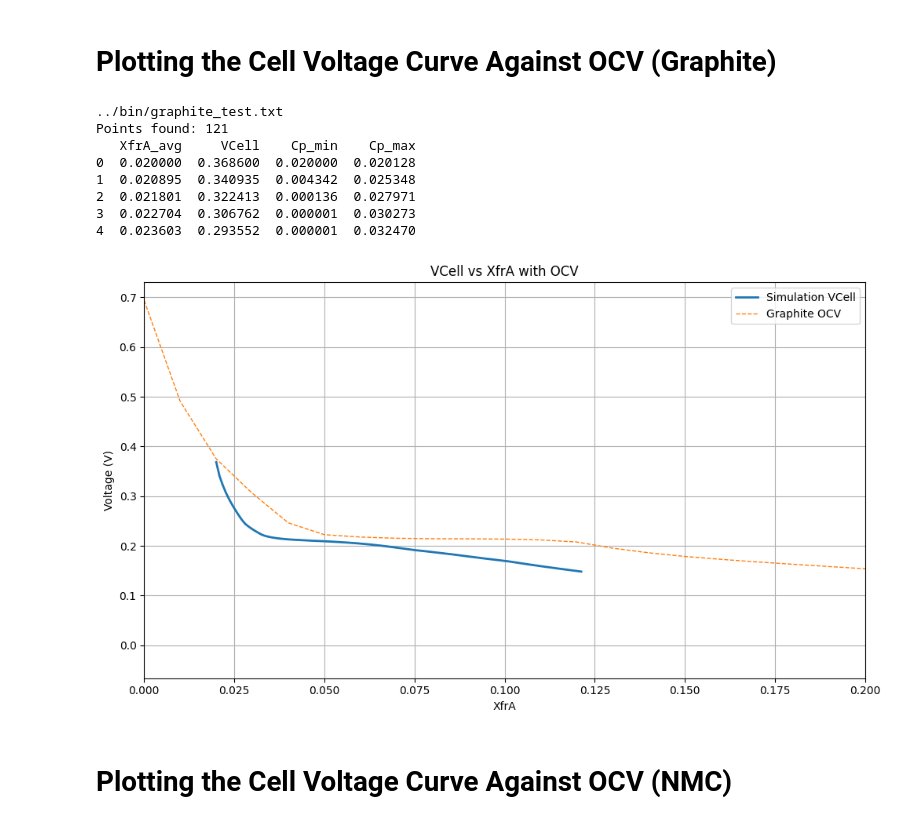
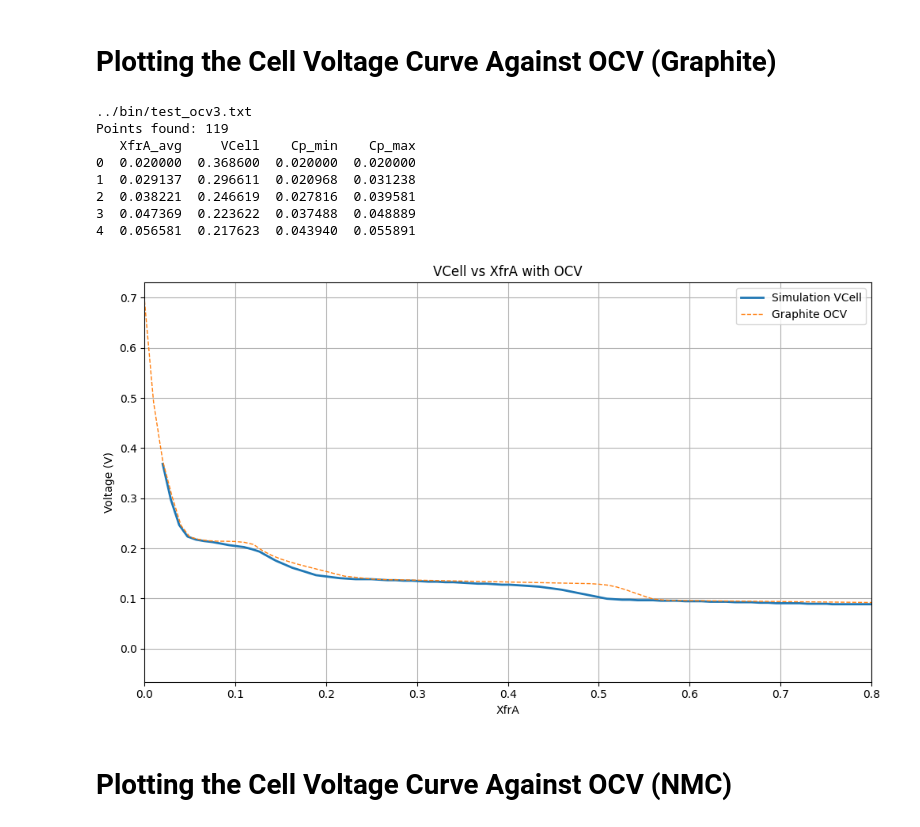
Before and after one commit to HCY-Group/BESFEM, a Jupyter notebook: plotting/OCV_CellVoltage.ipynb, the cells around one changed output. Cells and saved outputs as stored; diff of their text form; code cells hidden in the pictures.

Commit message:
changes to graphite

```diff
--- a/plotting/OCV_CellVoltage.ipynb
+++ b/plotting/OCV_CellVoltage.ipynb
@@ -49,7 +49,7 @@ def load_data(file_path):
 # ============================================================
 
 df1 = load_data(
-    "../bin/graphite_test.txt"
+    "../bin/test_ocv3.txt"
 )
 
 
@@ -72,42 +72,42 @@ df1["ocv"] = np.interp(df1["XfrA_avg"], ticks, ocv)
 
 plt.figure(figsize=(10,6))
 
 # Simulation voltage
 plt.plot(
     df1["XfrA_avg"],
     df1["VCell"],
     linewidth=2,
     label="Simulation VCell"
 )
 
 # OCV curve
 plt.plot(
     ticks,
     ocv,
     '--',
     linewidth=1,
     label="Graphite OCV"
 )
 
 plt.xlabel("XfrA")
 plt.ylabel("Voltage (V)")
 plt.title("VCell vs XfrA with OCV")
 plt.grid(True)
 plt.legend()
 plt.tight_layout()
-plt.xlim(0,0.2)
+plt.xlim(0,1.0)
 
 plt.show()
 # %% [output]
-../bin/graphite_test.txt
-Points found: 121
+../bin/test_ocv3.txt
+Points found: 119
    XfrA_avg     VCell    Cp_min    Cp_max
-0  0.020000  0.368600  0.020000  0.020128
-1  0.020895  0.340935  0.004342  0.025348
-2  0.021801  0.322413  0.000136  0.027971
-3  0.022704  0.306762  0.000001  0.030273
-4  0.023603  0.293552  0.000001  0.032470
+0  0.020000  0.368600  0.020000  0.020000
+1  0.029137  0.296611  0.020968  0.031238
+2  0.038221  0.246619  0.027816  0.039581
+3  0.047369  0.223622  0.037488  0.048889
+4  0.056581  0.217623  0.043940  0.055891
-[figure, old version]
+[figure, new version]
 # %% [markdown]
 # Plotting the Cell Voltage Curve Against OCV (NMC)
 # %%
```
Also changed, not shown: 6 other files.
